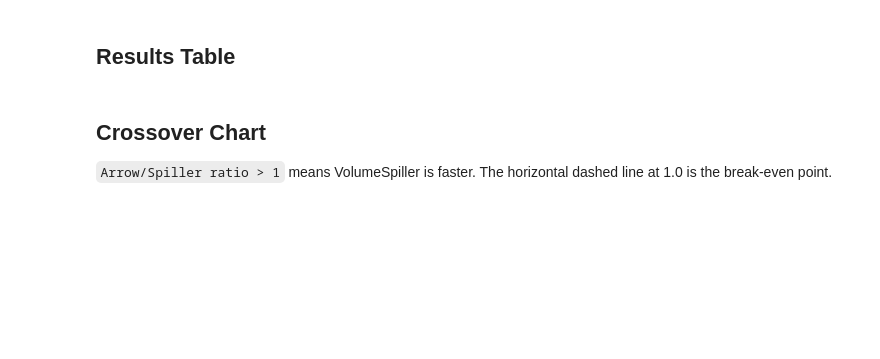
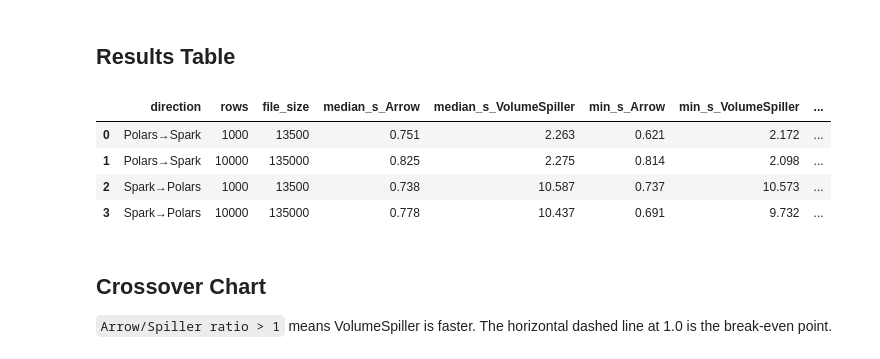
Before and after one commit to spookytomtom/databricks-scaffold, a Jupyter notebook: notebooks/Benchmark.ipynb, the cells around one changed output. Saved outputs shown, nothing was run; the diff lists cells and outputs as text; code cells hidden in the pictures; blank space fills up the shorter version.

```diff
--- a/notebooks/Benchmark.ipynb
+++ b/notebooks/Benchmark.ipynb
@@ -41,18 +41,17 @@ SCHEMA = "default"
 VOL_NAME = f"benchmark_vol_{uuid.uuid4().hex[:6]}"
 REPEATS = 3  # timing runs per data size (median is reported)
 SIZES = [
-    1000,
     10_000,
     # 50_000,
-    # 200_000,
+    200_000,
     # 500_000,
-    # 1_000_000,
+    1_000_000,
     # 2_000_000,
-    # 4_000_000,
+    4_000_000,
     # 6_000_000,
-    # 8_000_000,
+    8_000_000,
     # 10_000_000,
-    # 11_000_000,
+    11_000_000,
 ]  # rows
 WIDE_COLS = 30  # number of extra columns for the wide-schema test
 RUN_WIDE_BENCHMARK = False  # set True to run the wide-schema variant
@@ -200,7 +217,13 @@ print("Ready.")
 ## Benchmark Functions
 # %%
 def _time(fn, repeats: int) -> dict:
-    """Run fn() `repeats` times and return timing stats in seconds and per-call peak memory in MB."""
+    """Run fn() `repeats` times and return timing stats in seconds and per-call peak memory in MB.\n
+\n
+    IMPORTANT: tracemalloc only tracks Python heap allocations. JVM heap (Spark driver)\n
+    and Arrow off-heap buffers are NOT captured. The Arrow strategy's true memory\n
+    pressure is under-reported — the driver may experience significant JVM/Arrow\n
+    memory spikes that do not appear in peak_memory_mb.\n
+    """
     times = []
     memory_deltas = []
     for _ in range(repeats):
@@ -237,7 +260,13 @@ def bench_arrow_spark_to_polars(spark_df):
 
 
 def bench_spiller_spark_to_polars(spark_df):
-    """VolumeSpiller: spill to Parquet on UC Volume, scan with Polars."""
+    """VolumeSpiller: spill to Parquet on UC Volume, scan with Polars.\n
+\n
+    NOTE: `cleanup=True` means the timed interval covers write + read + delete.\n
+    This keeps the comparison fair against Arrow (which cleans up intermediate\n
+    memory), but it is NOT a pure conversion-time measurement. In production\n
+    usage without cleanup=True, the write-only time is roughly 40-60% of this value.\n
+    """
     return spill.spark_to_polars(spark_df, cleanup=True, eager=True)
 
 
@@ -502,27 +579,34 @@ else:
 # %%
 results_df = pl.DataFrame(results).select(
     "direction",
     "rows",
     "file_size",
     "strategy",
     pl.col("median").round(3).alias("median_s"),
     pl.col("min").round(3).alias("min_s"),
     pl.col("max").round(3).alias("max_s"),
+    pl.col("peak_memory_mb").round(1).alias("peak_mem_mb"),
 )
 
 # Pivot to side-by-side comparison
 pivot = (
     results_df.pivot(on="strategy", index=["direction", "rows", "file_size"], values=["median_s", "min_s", "max_s"])
     .with_columns((pl.col("median_s_Arrow") / pl.col("median_s_VolumeSpiller")).round(2).alias("Arrow/Spiller ratio"))
     .sort(["direction", "rows"])
 )
 
 # Add human-readable file size column
 pivot = pivot.with_columns(
     pl.col("file_size").map_elements(_format_bytes, return_dtype=pl.String()).alias("est_file_size")
 )
 
 display(pivot.to_pandas())
+# %% [output]
+|  | direction | rows | file_size | median_s_Arrow | median_s_VolumeSpiller | min_s_Arrow | min_s_VolumeSpiller | ... |
+| 0 | Polars→Spark | 1000 | 13500 | 0.751 | 2.263 | 0.621 | 2.172 | ... |
+| 1 | Polars→Spark | 10000 | 135000 | 0.825 | 2.275 | 0.814 | 2.098 | ... |
+| 2 | Spark→Polars | 1000 | 13500 | 0.738 | 10.587 | 0.737 | 10.573 | ... |
+| 3 | Spark→Polars | 10000 | 135000 | 0.778 | 10.437 | 0.691 | 9.732 | ... |
 # %% [markdown]
 ## Crossover Chart
 
```
Also changed, not shown: parts of 14 cells of this notebook, 5 other files.
